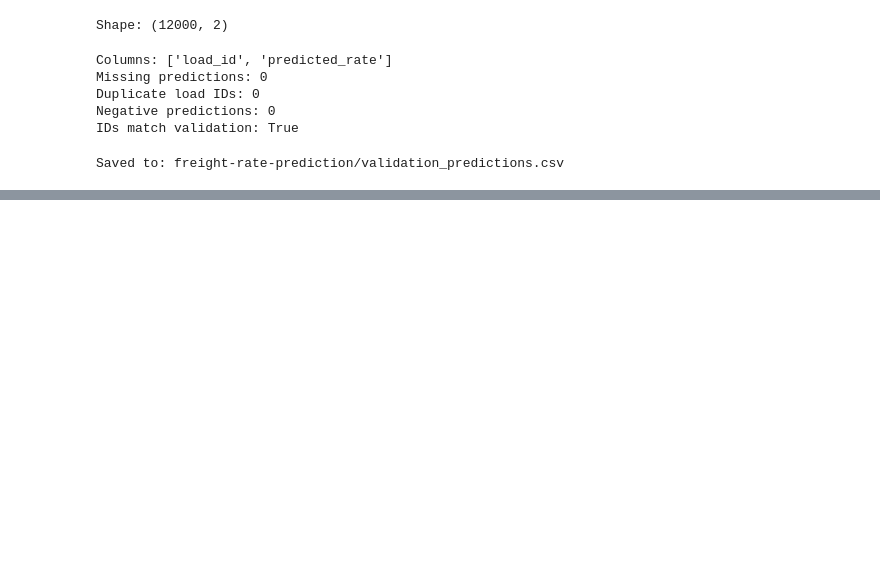
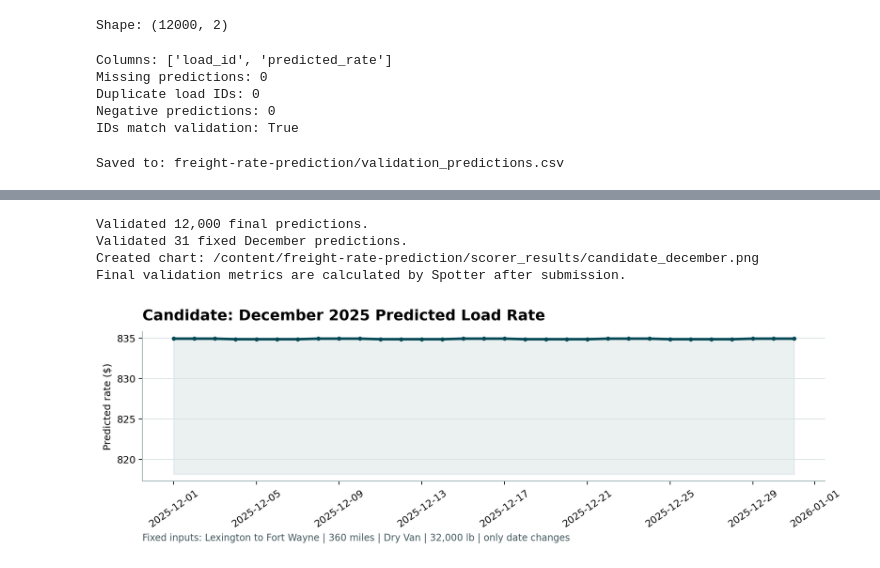
Before and after one commit to Dania-Yasir/freight-rate-prediction, a Jupyter notebook: notebooks/freight_rate_model.ipynb, the cells around one changed output, grey strips where cells are left out. Saved outputs shown, nothing was run; the diff lists cells and outputs as text; code cells hidden in the pictures; blank space fills up the shorter version.

```diff
--- a/notebooks/freight_rate_model.ipynb
+++ b/notebooks/freight_rate_model.ipynb
@@ -936,0 +1220,20 @@ Saved shape: (12000, 2)
+# %%
+!python /content/score.py \
+    --predictions /content/freight-rate-prediction/validation_predictions.csv \
+    --december-predictions /content/freight-rate-prediction/data/december_chart_inputs.csv \
+    --output-dir /content/freight-rate-prediction/scorer_results
+# %% [output]
+Validated 12,000 final predictions.
+Validated 31 fixed December predictions.
+Created chart: /content/freight-rate-prediction/scorer_results/candidate_december.png
+Final validation metrics are calculated by Spotter after submission.
+# %%
+from IPython.display import Image, display
+
+display(
+    Image(
+        "/content/freight-rate-prediction/scorer_results/candidate_december.png"
+    )
+)
+# %% [output]
+[figure, added]
```
Also changed, not shown: parts of 9 cells of this notebook.
